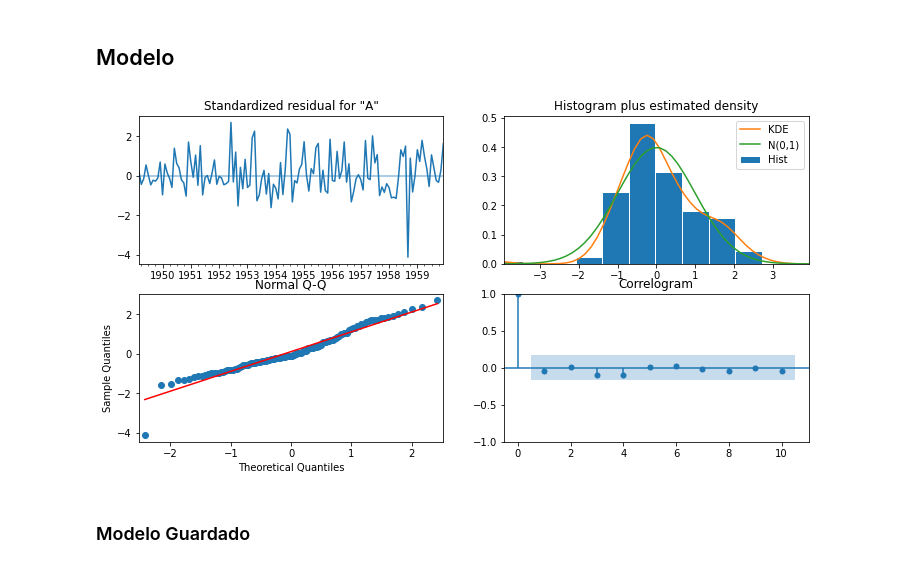
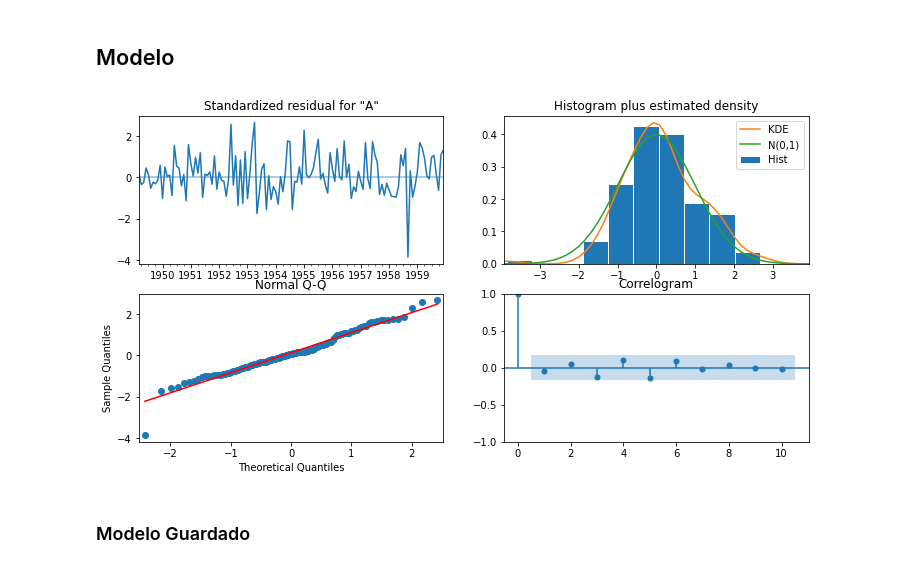
Before and after one commit to PabloJRW/Air-Passengers-Forecasting, a Jupyter notebook: notebooks/1.1 ARIMA.ipynb, the cells around one changed output. Cells and saved outputs as stored; diff of their text form; code cells hidden in the pictures.

```diff
--- a/notebooks/1.1 ARIMA.ipynb
+++ b/notebooks/1.1 ARIMA.ipynb
@@ -55,13 +55,13 @@ len(train.index[2:])
 # %% [markdown]
 ## Modelo
 # %%
-model = ARIMA(train, order=(12,2,15))
+model = ARIMA(train, order=(12,2,7))
 model_fit = model.fit()
 
 model_fit.plot_diagnostics(figsize=(12, 6))
 plt.show()
 # %% [output]
-[figure, old version]
+[figure, new version]
 # %% [markdown]
 ### Modelo Guardado
 # %%
```
Also changed, not shown: parts of 3 cells of this notebook, 3 other files.
